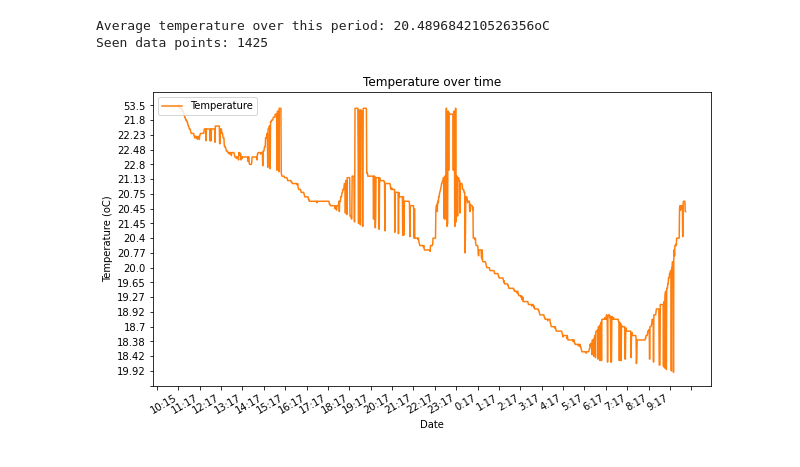
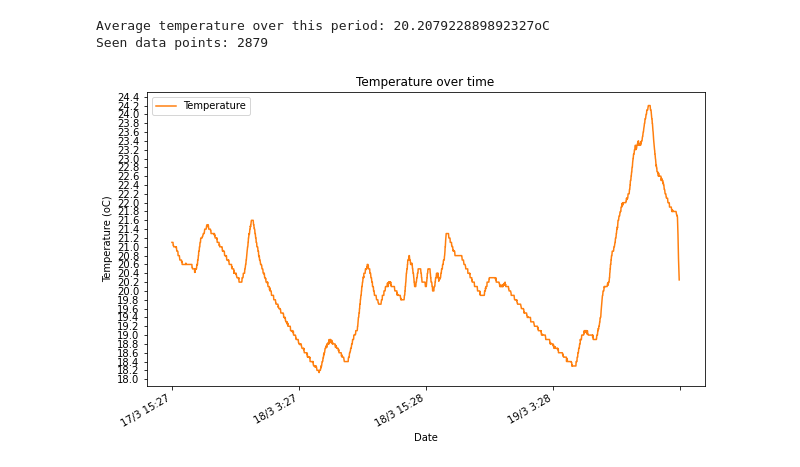
Before and after one commit to imjacobclark/sagemaker, a Jupyter notebook: temperature-timestream-analysis.ipynb, the cells around one changed output. Cells and saved outputs as stored; diff of their text form; code cells hidden in the pictures.

```diff
--- a/temperature-timestream-analysis.ipynb
+++ b/temperature-timestream-analysis.ipynb
@@ -9,7 +23,7 @@ client = boto3.client('timestream-query')
 %matplotlib inline
 # %%
 interval = "1m"
-period = '1d'
+period = '2d'
 # %%
 response = client.query(
     QueryString='SELECT BIN(time, ' + interval +') AS BINNED_TIMESTAMP, ROUND(AVG(measure_value::double), 2) AS TEMPERATURE, ROOM as ROOM FROM "TemperatureHistory"."TemperatureHistory" WHERE measure_name = \'TEMPERATURE\' AND ROOM = \'office\' AND time > ago(' + period + ') GROUP BY measure_name, BIN(time, ' + interval + '), ROOM ORDER BY BINNED_TIMESTAMP ASC'
@@ -24,30 +38,31 @@ for x in response['Rows']:
     formatted_date = datetime.datetime.strptime(raw_date, "%Y-%m-%d %H:%M:%S.%f000")
 
     temperature.append(raw_temperature)
-    time.append(str(formatted_date.hour) + ":" + str(formatted_date.minute))
+    time.append(str(formatted_date.day) + "/" + str(formatted_date.month) + " " + str(formatted_date.hour) + ":" + str(formatted_date.minute))
 # %%
 print("Average temperature over this period: " + str(sum([float(i) for i in temperature]) / len(temperature)) + "oC")
 print("Seen data points: " + str(len(temperature)))
 # %% [output]
-Average temperature over this period: 20.489684210526356oC
-Seen data points: 1425
+Average temperature over this period: 20.207922889892327oC
+Seen data points: 2879
 # %%
 float_temperatures = [float(temp) for temp in temperature]
 # %%
-fig, ax = plt.subplots(figsize=(10, 6))
+def plot_matplotlib(time, temp):
+    fig, ax = plt.subplots(figsize=(10, 6))
 
-ax.yaxis.set_major_locator(plticker.MultipleLocator(10))
-ax.xaxis.set_major_locator(plticker.MultipleLocator(60))
+    ax.yaxis.set_major_locator(plticker.MultipleLocator(0.2))
+    ax.xaxis.set_major_locator(plticker.MultipleLocator(720))
 
-plt.gca().invert_yaxis() # For some reason temperature is descending, we want to flip that
+    fig.autofmt_xdate()
 
-fig.autofmt_xdate()
+    ax.plot(time, temp, color='tab:orange', label='Temperature')
 
-ax.plot(time, temperature, color='tab:orange', label='Temperature')
+    ax.set_xlabel('Date')
+    ax.set_ylabel('Temperature (oC)')
+    ax.set_title('Temperature over time')
+    ax.legend(loc='upper left');
 
-ax.set_xlabel('Date')
-ax.set_ylabel('Temperature (oC)')
-ax.set_title('Temperature over time')
-ax.legend(loc='upper left');
+plot_matplotlib(time, float_temperatures)
 # %% [output]
-[figure, old version]
+[figure, new version]
```
Also changed, not shown: parts of 15 cells of this notebook.
